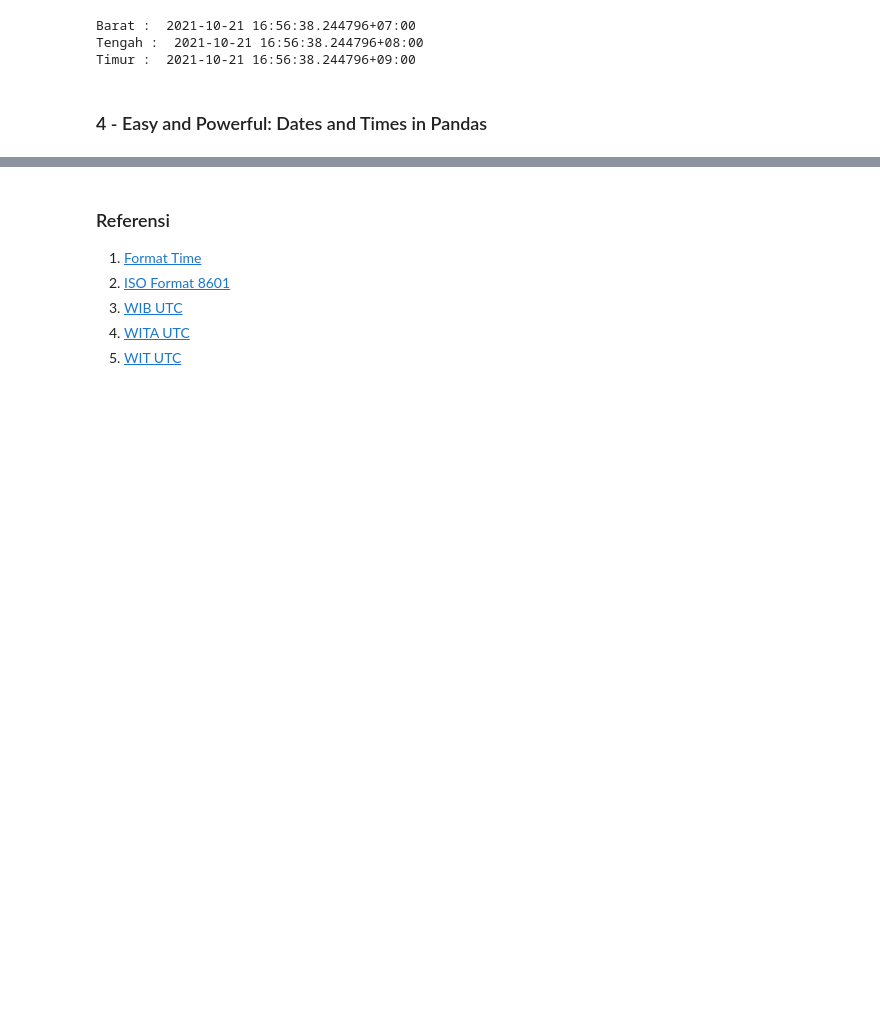
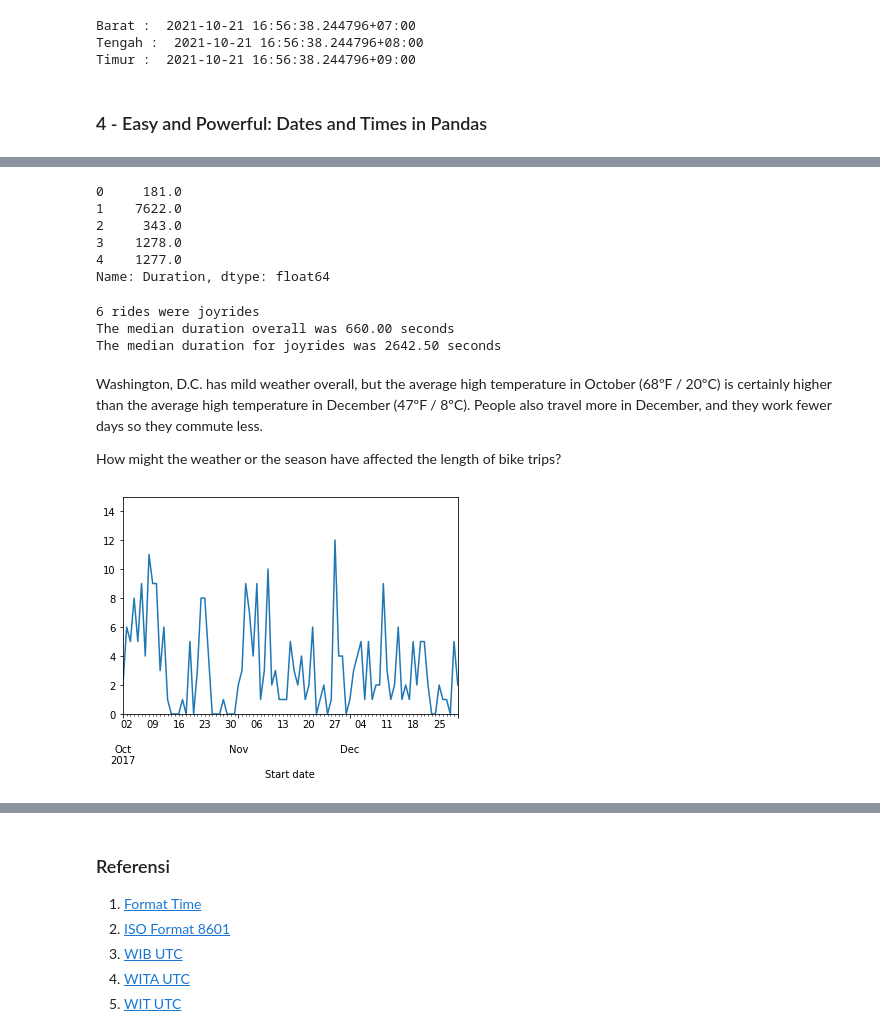
Before and after one commit to UvoChrollo/Pythonista, a Jupyter notebook: Notebook/Time Series/Working with Dates and Times.ipynb, the cells around one changed output, grey strips where cells are left out. Cells and saved outputs as stored; diff of their text form; code cells hidden in the pictures; blank space fills up the shorter version.

```diff
--- a/Notebook/Time Series/Working with Dates and Times.ipynb
+++ b/Notebook/Time Series/Working with Dates and Times.ipynb
@@ -443,3 +443,53 @@ capital.head()
 | 2 | 2017-10-02 06:37:10 | 2017-10-02 06:42:53 | 31036 | George Mason Dr & Wilson Blvd | 31037 | Ballston Metro / N Stuart & 9th St N | ... |
 | 3 | 2017-10-02 08:56:45 | 2017-10-02 09:18:03 | 31037 | Ballston Metro / N Stuart & 9th St N | 31295 | Potomac & M St NW | ... |
 | 4 | 2017-10-02 18:23:48 | 2017-10-02 18:45:05 | 31295 | Potomac & M St NW | 31230 | Metro Center / 12th & G St NW | ... |
+# %%
+# Subtract the start date from the end date
+ride_durations = capital['End date'] - capital['Start date']
+
+# Convert the results to seconds
+capital['Duration'] = ride_durations.dt.total_seconds()
+
+print(capital['Duration'].head())
+# %% [output]
+0     181.0
+1    7622.0
+2     343.0
+3    1278.0
+4    1277.0
+Name: Duration, dtype: float64
+# %%
+# Create joyrides
+joyrides = (capital['Start station'] == capital['End station'])
+
+# Total number of joyrides
+print("{} rides were joyrides".format(joyrides.sum()))
+
+# Median of all rides
+print("The median duration overall was {:.2f} seconds"\
+      .format(capital['Duration'].median()))
+
+# Median of joyrides
+print("The median duration for joyrides was {:.2f} seconds"\
+      .format(capital[joyrides]['Duration'].median()))
+# %% [output]
+6 rides were joyrides
+The median duration overall was 660.00 seconds
+The median duration for joyrides was 2642.50 seconds
+# %% [markdown]
+Washington, D.C. has mild weather overall, but the average high temperature in October (68ºF / 20ºC) is certainly higher than the average high temperature in December (47ºF / 8ºC). People also travel more in December, and they work fewer days so they commute less.
+
+How might the weather or the season have affected the length of bike trips?
+# %%
+# Import matplotlib
+import matplotlib.pyplot as plt
+
+# Resample rides to daily, take the size, plot the results
+capital.resample('D', on = 'Start date')\
+  .size()\
+  .plot(ylim = [0, 15])
+
+# Show the results
+plt.show()
+# %% [output]
+[figure, added]
```
Also changed, not shown: parts of 7 cells of this notebook.
